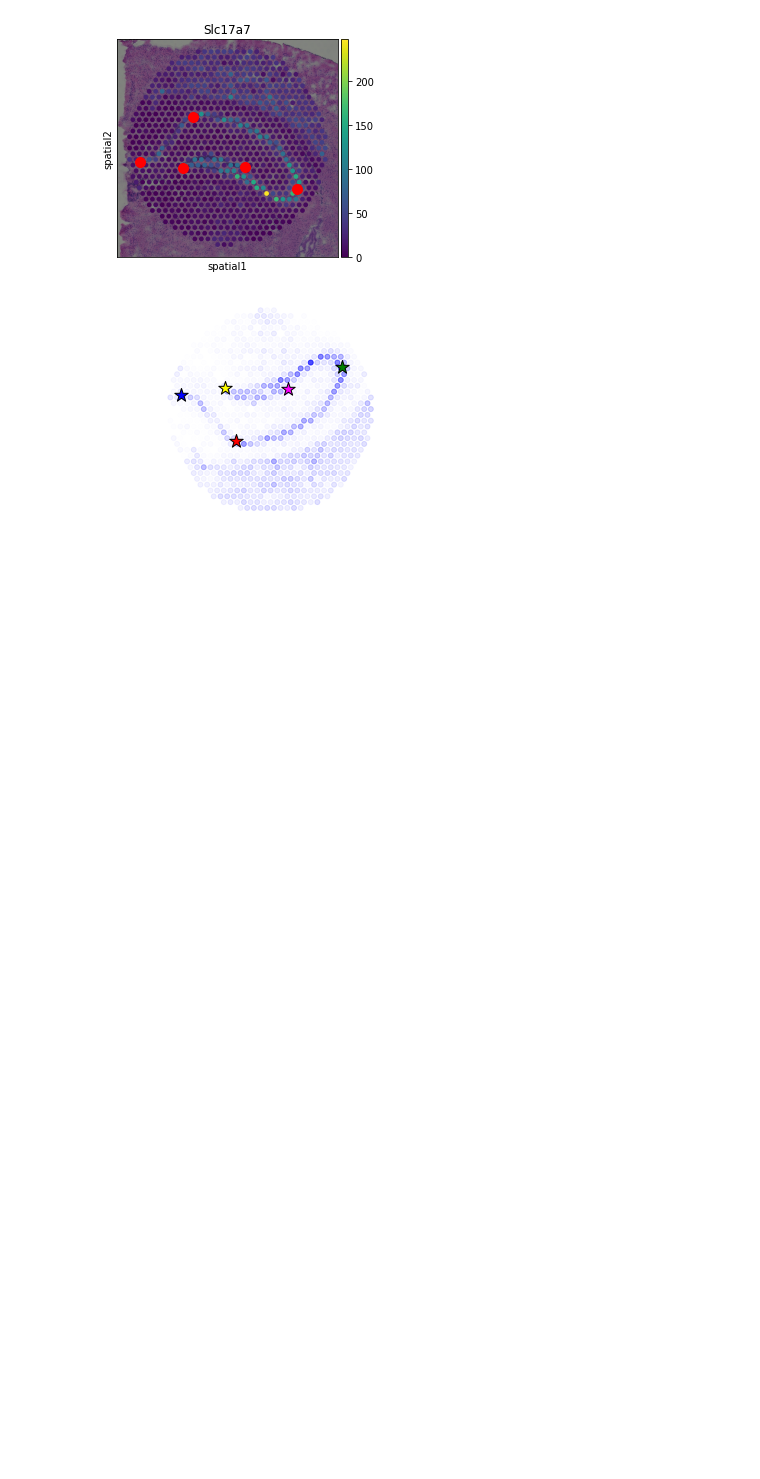
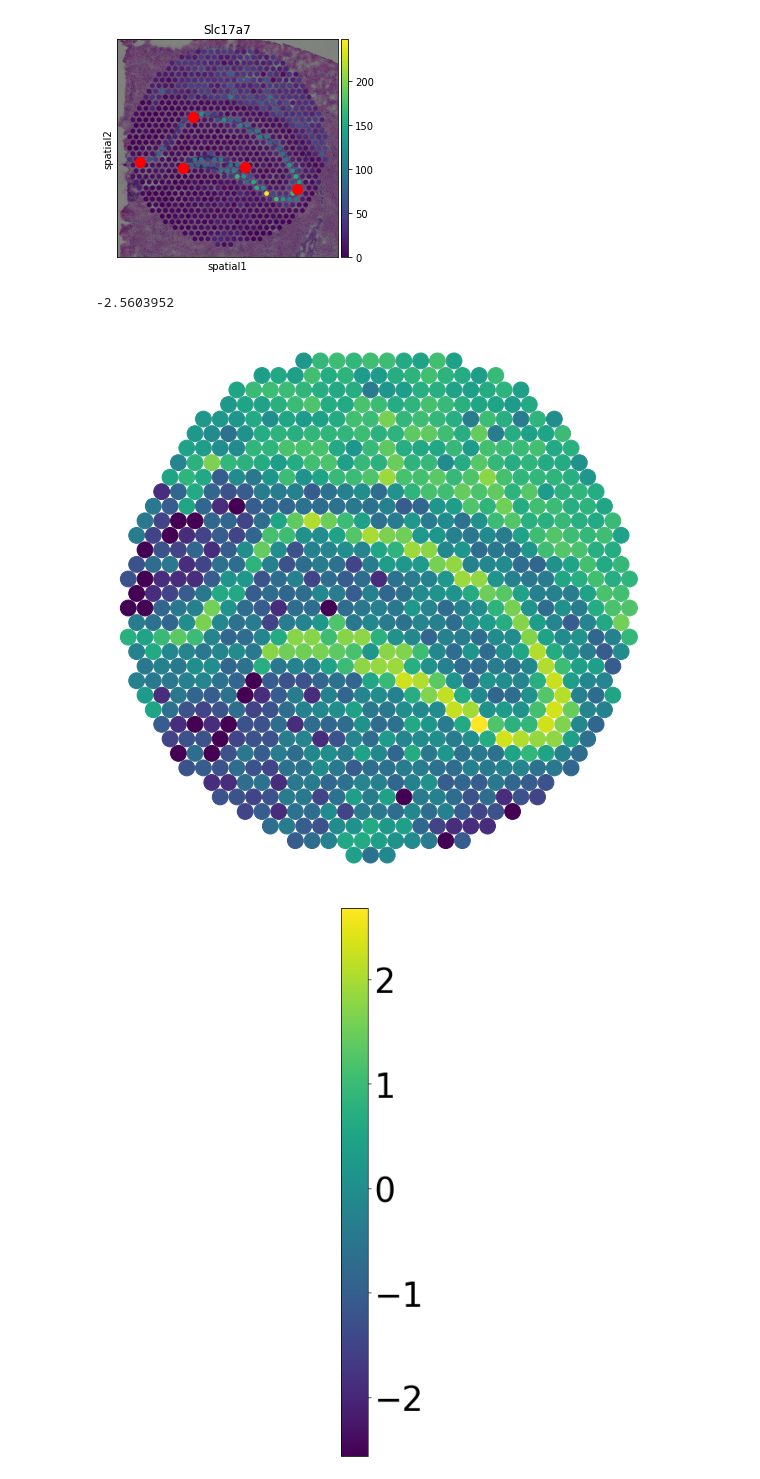
Before and after one commit to almaan/eggplant, a Jupyter notebook: notebooks/hippo-mapping.ipynb, the cells around one changed output. Saved outputs shown, nothing was run; the diff lists cells and outputs as text; code cells hidden in the pictures; blank space fills up the shorter version.

```diff
--- a/notebooks/hippo-mapping.ipynb
+++ b/notebooks/hippo-mapping.ipynb
@@ -26,7 +26,7 @@ The autoreload extension is already loaded. To reload it, use:
   %reload_ext autoreload
 # %%
 from matplotlib import rcParams
-rcParams["figure.facecolor"] = "white"
+rcParams["figure.facecolor"] = "None"
 # %%
 REF_DIR = "/home/alma/w-projects/ccf/rsc/ref/hippo"
 # %%
@@ -133,25 +140,39 @@ rgba[:,2] = 1
+# %%
+x.min()
+# %% [output]
+-2.5603952
 # %%
-plt.scatter(adata_1.obsm["spatial"][:,0],
+landmarks = False
+fig,ax = plt.subplots(1,1,figsize = (11,10))
+
+sca = ax.scatter(adata_1.obsm["spatial"][:,0],
             adata_1.obsm["spatial"][:,1],
-            c = rgba,
-            #alpha = 1,
-            s = 25,
-           # cmap = plt.cm.viridis,
+            c = adata_1.obs_vector("Slc17a7"),
+            alpha = 1,
+            s = 250,
+            cmap = plt.cm.viridis,
            )
 
-for ii in range(n_lmk):
-    plt.scatter(adata_1.uns["curated_landmarks"][ii,0],
-                adata_1.uns["curated_landmarks"][ii,1],
-                c = lmk_cmap[ii],
-                marker = "*",
-                edgecolor ="black",
-                s = 200,
-               )
-plt.axis("equal")
-plt.axis("off")
+if landmarks:
+    for ii in range(n_lmk):
+        ax.scatter(adata_1.uns["curated_landmarks"][ii,0],
+                    adata_1.uns["curated_landmarks"][ii,1],
+                    c = lmk_cmap[ii],
+                    marker = "*",
+                    edgecolor ="black",
+                    s = 400,
+                   )
+ax.set_aspect("equal")
+ax.axis("off")
+ax.invert_yaxis()
+fig,ax = plt.subplots(1,1,figsize=(6,12))
+ax.axis("off")
+cbar = fig.colorbar(sca)
+cbar.ax.tick_params(labelsize=40)
 plt.show()
 # %% [output]
-[figure, old version]
+[figure, new version]
+[figure, added]
 # %%
 keep = np.random.choice(adata_2.shape[0],replace =False,size = int(adata_2.shape[0]*0.1))
 adata_2 = adata_2[keep,:]
```
Also changed, not shown: parts of 7 cells of this notebook, 3 other files.
